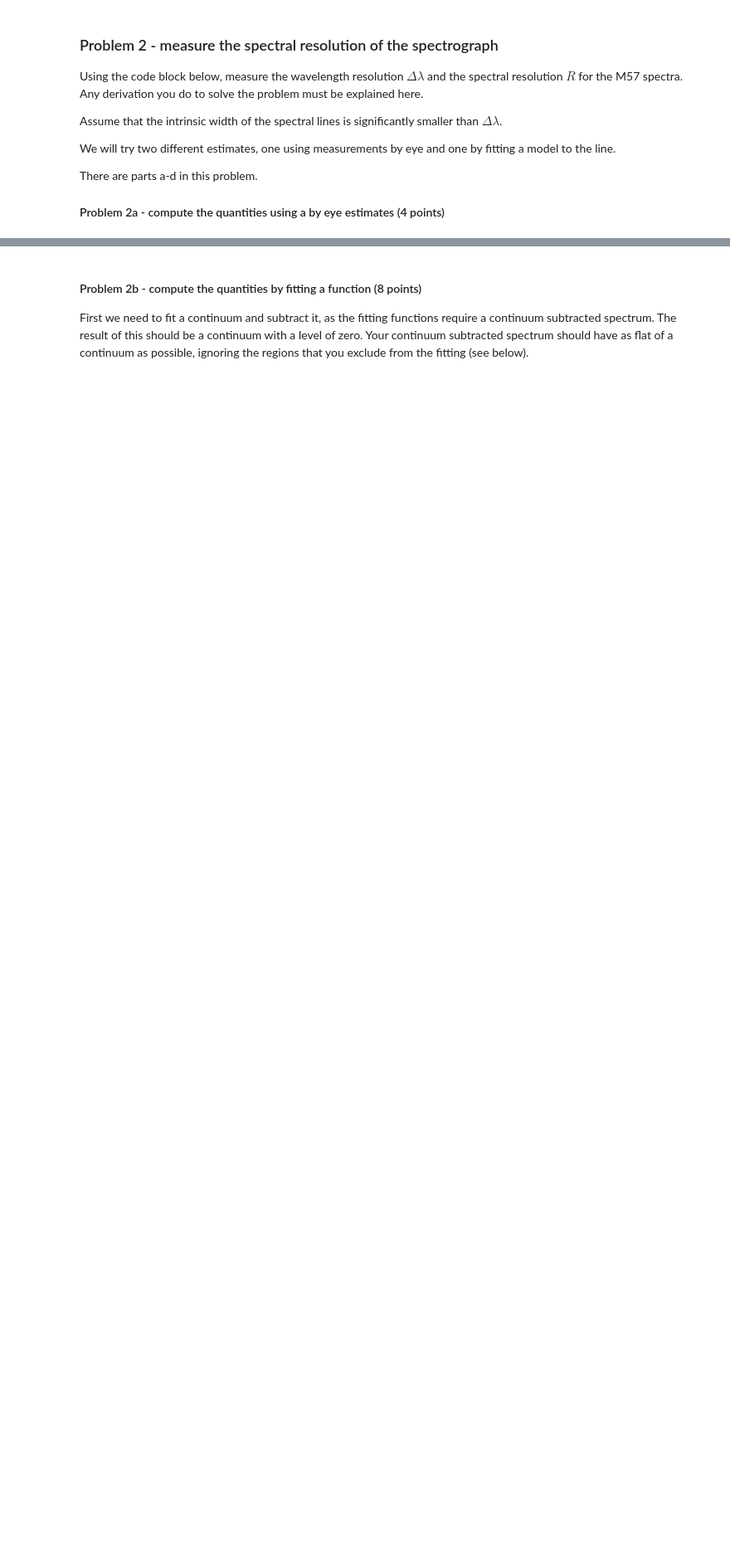
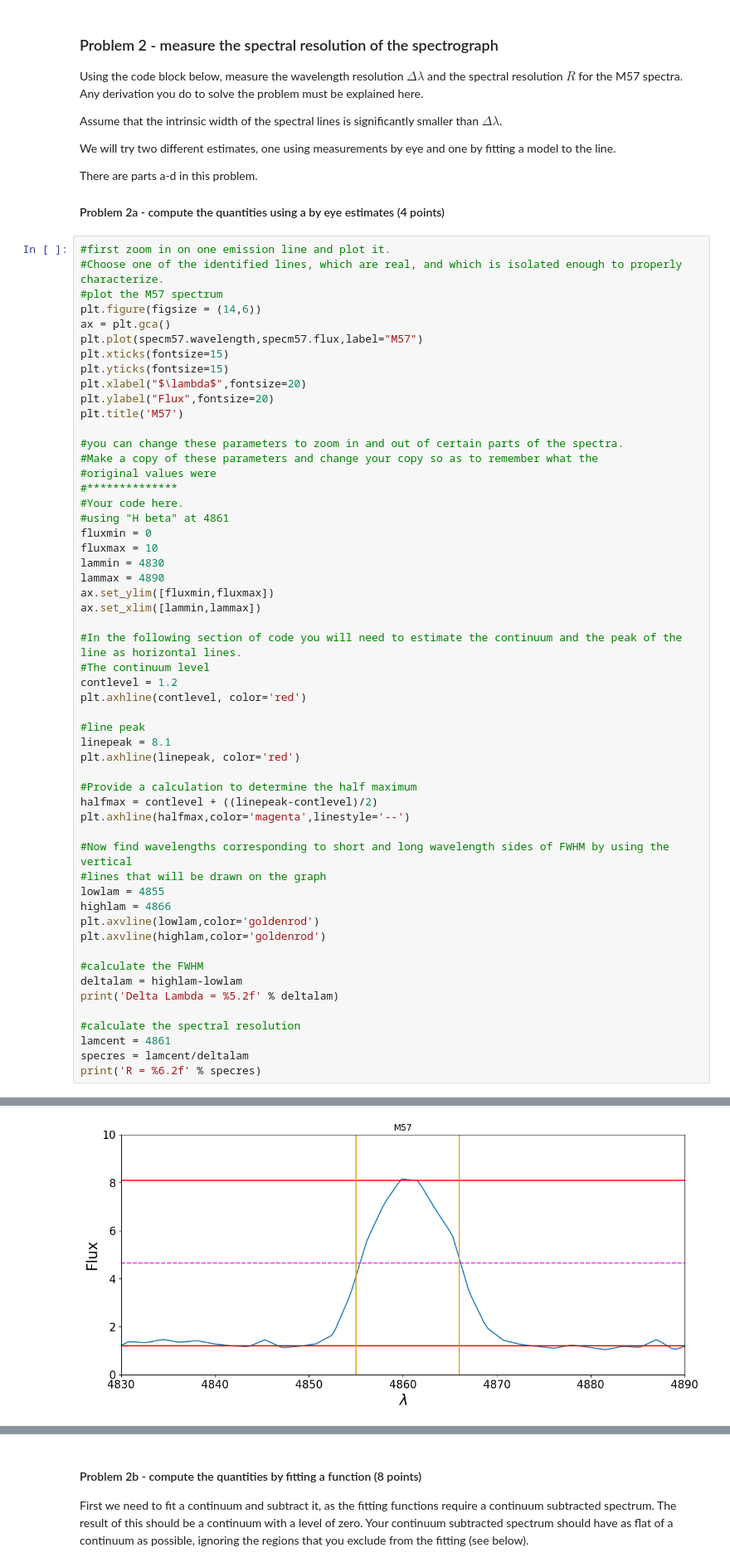
Before and after one commit to c782j789/Analysis_real_spectra_student, a Jupyter notebook: analysis_real_spectra.student.ipynb, the cells around one changed output, grey strips where cells are left out. Shown at 83% size. Drawn from its saved outputs; the diff is of its cells as text; blank space fills up the shorter version.

```diff
--- a/analysis_real_spectra.student.ipynb
+++ b/analysis_real_spectra.student.ipynb
@@ -134,3 +147,58 @@ We will try two different estimates, one using measurements by eye and one by fi
 There are parts a-d in this problem.
 
 #### Problem 2a - compute the quantities using a by eye estimates (4 points)
+# %%
+#first zoom in on one emission line and plot it.
+#Choose one of the identified lines, which are real, and which is isolated enough to properly characterize.
+#plot the M57 spectrum
+plt.figure(figsize = (14,6))
+ax = plt.gca()
+plt.plot(specm57.wavelength,specm57.flux,label="M57")
+plt.xticks(fontsize=15)
+plt.yticks(fontsize=15)
+plt.xlabel("$\lambda$",fontsize=20)
+plt.ylabel("Flux",fontsize=20)
+plt.title('M57')
+
+#you can change these parameters to zoom in and out of certain parts of the spectra.
+#Make a copy of these parameters and change your copy so as to remember what the
+#original values were
+#**************
+#Your code here.
+#using "H beta" at 4861
+fluxmin = 0
+fluxmax = 10
+lammin = 4830
+lammax = 4890
+ax.set_ylim([fluxmin,fluxmax])
+ax.set_xlim([lammin,lammax])
+
+#In the following section of code you will need to estimate the continuum and the peak of the line as horizontal lines.
+#The continuum level
+contlevel = 1.2
+plt.axhline(contlevel, color='red')
+
+#line peak
+linepeak = 8.1
+plt.axhline(linepeak, color='red')
+
+#Provide a calculation to determine the half maximum
+halfmax = contlevel + ((linepeak-contlevel)/2)
+plt.axhline(halfmax,color='magenta',linestyle='--')
+
+#Now find wavelengths corresponding to short and long wavelength sides of FWHM by using the vertical
+#lines that will be drawn on the graph
+lowlam = 4855
+highlam = 4866
+plt.axvline(lowlam,color='goldenrod')
+plt.axvline(highlam,color='goldenrod')
+
+#calculate the FWHM
+deltalam = highlam-lowlam
+print('Delta Lambda = %5.2f' % deltalam)
+
+#calculate the spectral resolution
+lamcent = 4861
+specres = lamcent/deltalam
+print('R = %6.2f' % specres)
+# %% [output]
@@ -137,3 +207,4 @@ There are parts a-d in this problem.
+[figure, added]
 # %%
 #first zoom in on one emission line and plot it.
 #Choose one of the identified lines, which are real, and which is isolated enough to properly characterize.
```
Also changed, not shown: parts of 3 cells of this notebook.
